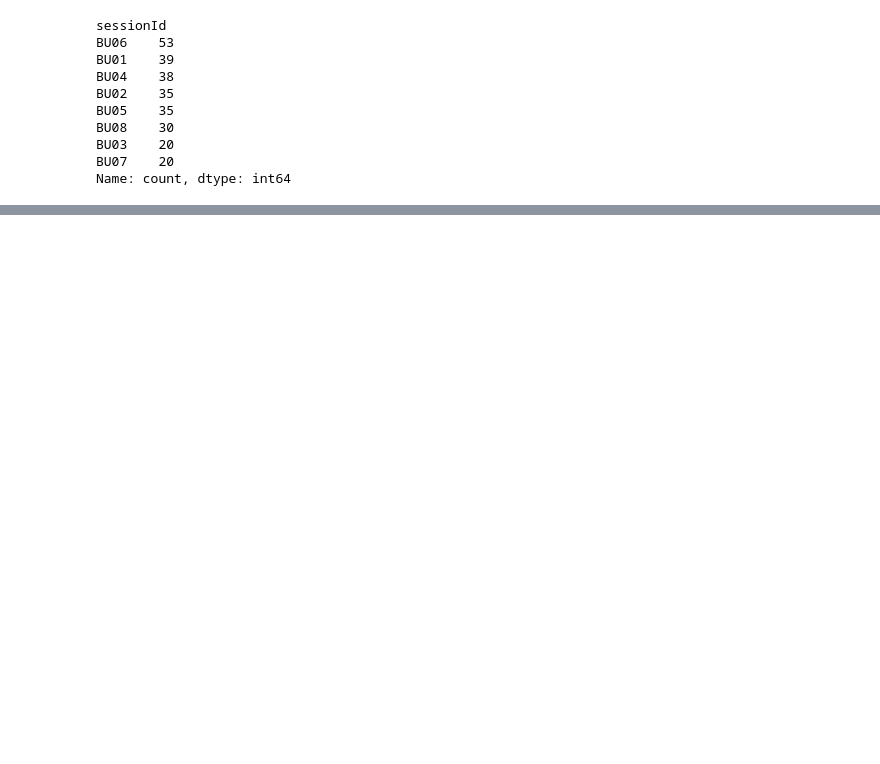
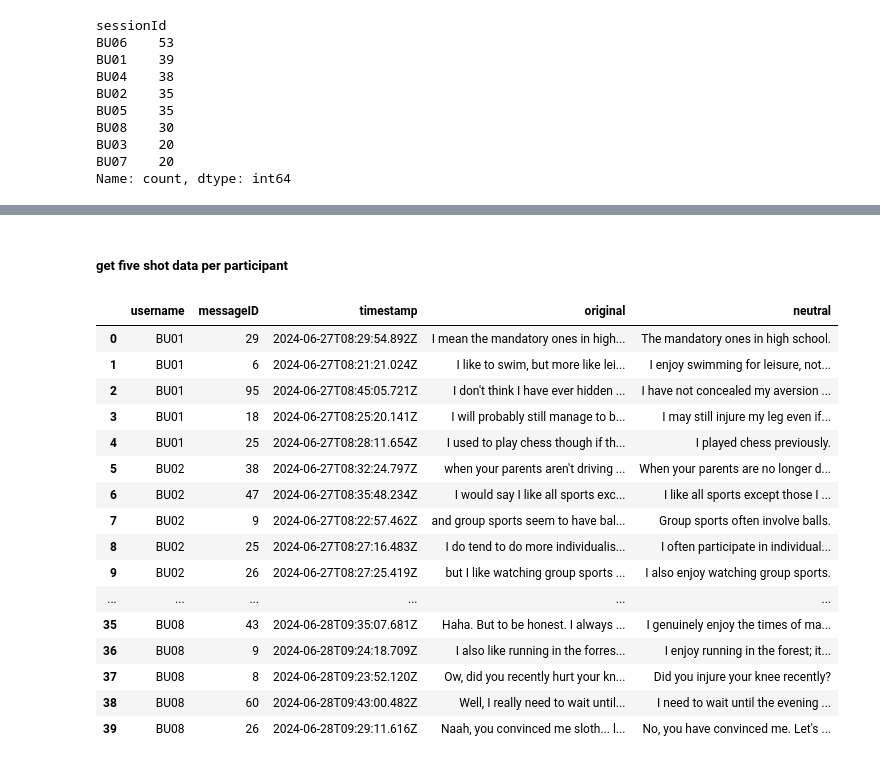
Before and after one commit to MovezNetwork/llm-evaluation, a Jupyter notebook: N0_Preprocess_ChatAnalysis_New.ipynb, the cells around one changed output, grey strips where cells are left out. Cells and saved outputs as stored; diff of their text form; code cells hidden in the pictures; blank space fills up the shorter version.

```diff
--- a/N0_Preprocess_ChatAnalysis_New.ipynb
+++ b/N0_Preprocess_ChatAnalysis_New.ipynb
@@ -150,0 +195,24 @@ df_chats
+# %% [markdown]
+##### get five shot data per participant
+# %%
+df_five_shot = ca.get_five_shots(df_chats)
+# %%
+df_five_shot
+# %% [output]
+|  | username | messageID | timestamp | original | neutral |
+| 0 | BU01 | 29 | 2024-06-27T08:29:54.892Z | I mean the mandatory ones in high... | The mandatory ones in high school. |
+| 1 | BU01 | 6 | 2024-06-27T08:21:21.024Z | I like to swim, but more like lei... | I enjoy swimming for leisure, not... |
+| 2 | BU01 | 95 | 2024-06-27T08:45:05.721Z | I don't think I have ever hidden ... | I have not concealed my aversion ... |
+| 3 | BU01 | 18 | 2024-06-27T08:25:20.141Z | I will probably still manage to b... | I may still injure my leg even if... |
+| 4 | BU01 | 25 | 2024-06-27T08:28:11.654Z | I used to play chess though if th... | I played chess previously. |
+| 5 | BU02 | 38 | 2024-06-27T08:32:24.797Z | when your parents aren't driving ... | When your parents are no longer d... |
+| 6 | BU02 | 47 | 2024-06-27T08:35:48.234Z | I would say I like all sports exc... | I like all sports except those I ... |
+| 7 | BU02 | 9 | 2024-06-27T08:22:57.462Z | and group sports seem to have bal... | Group sports often involve balls. |
+| 8 | BU02 | 25 | 2024-06-27T08:27:16.483Z | I do tend to do more individualis... | I often participate in individual... |
+| 9 | BU02 | 26 | 2024-06-27T08:27:25.419Z | but I like watching group sports ... | I also enjoy watching group sports. |
+| ... | ... | ... | ... | ... | ... |
+| 35 | BU08 | 43 | 2024-06-28T09:35:07.681Z | Haha. But to be honest. I always ... | I genuinely enjoy the times of ma... |
+| 36 | BU08 | 9 | 2024-06-28T09:24:18.709Z | I also like running in the forres... | I enjoy running in the forest; it... |
+| 37 | BU08 | 8 | 2024-06-28T09:23:52.120Z | Ow, did you recently hurt your kn... | Did you injure your knee recently? |
+| 38 | BU08 | 60 | 2024-06-28T09:43:00.482Z | Well, I really need to wait until... | I need to wait until the evening ... |
+| 39 | BU08 | 26 | 2024-06-28T09:29:11.616Z | Naah, you convinced me sloth... l... | No, you have convinced me. Let's ... |
```
Also changed, not shown: parts of 14 cells of this notebook, 4 other files.
